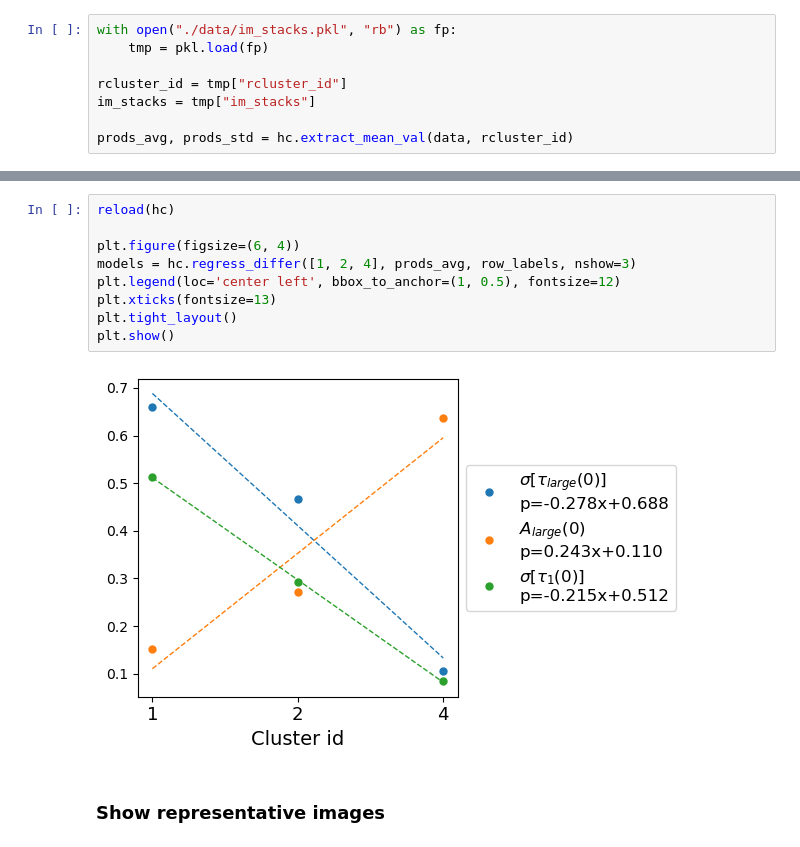
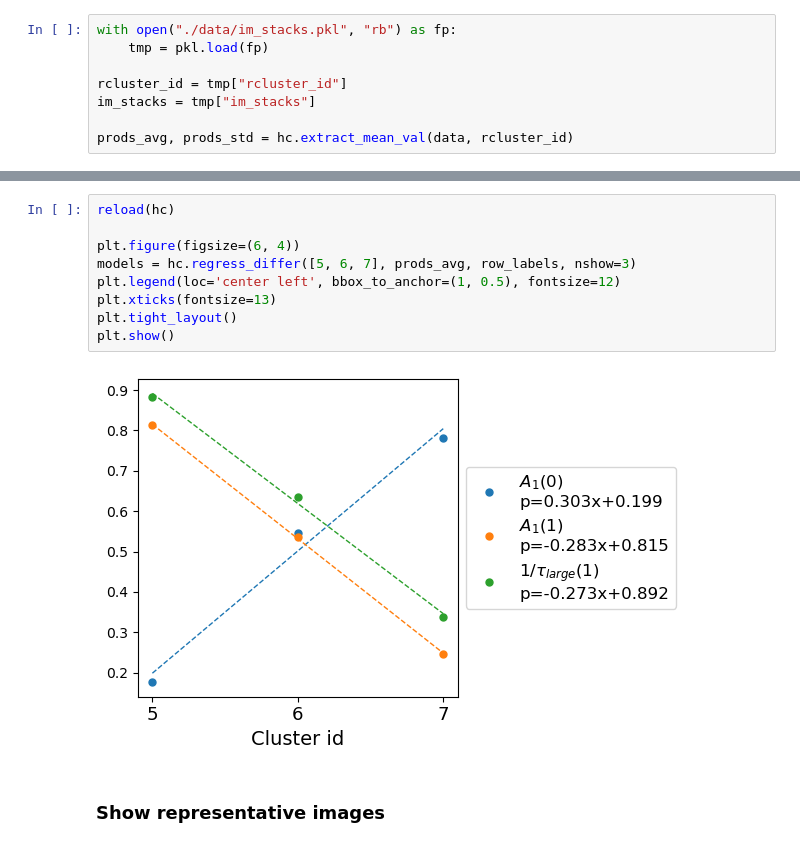
Before and after one commit to jyKim-97/hh_neuralnet, a Jupyter notebook: three_pop_mpi/clustering/clustering.ipynb, the cells around one changed output, grey strips where cells are left out. Saved outputs shown, nothing was run; the diff lists cells and outputs as text.

```diff
--- a/three_pop_mpi/clustering/clustering.ipynb
+++ b/three_pop_mpi/clustering/clustering.ipynb
@@ -221,14 +221,14 @@ plt.show()
 # %%
 reload(hc)
 
 plt.figure(figsize=(6, 4))
-models = hc.regress_differ([1, 2, 4], prods_avg, row_labels, nshow=3)
+models = hc.regress_differ([5, 6, 7], prods_avg, row_labels, nshow=3)
 plt.legend(loc='center left', bbox_to_anchor=(1, 0.5), fontsize=12)
 plt.xticks(fontsize=13)
 plt.tight_layout()
 plt.show()
 # %% [output]
-[figure, old version]
+[figure, new version]
 # %% [markdown]
 ### Show representative images
 # %%
```
Also changed, not shown: parts of 1 cell of this notebook, 2 other files.
